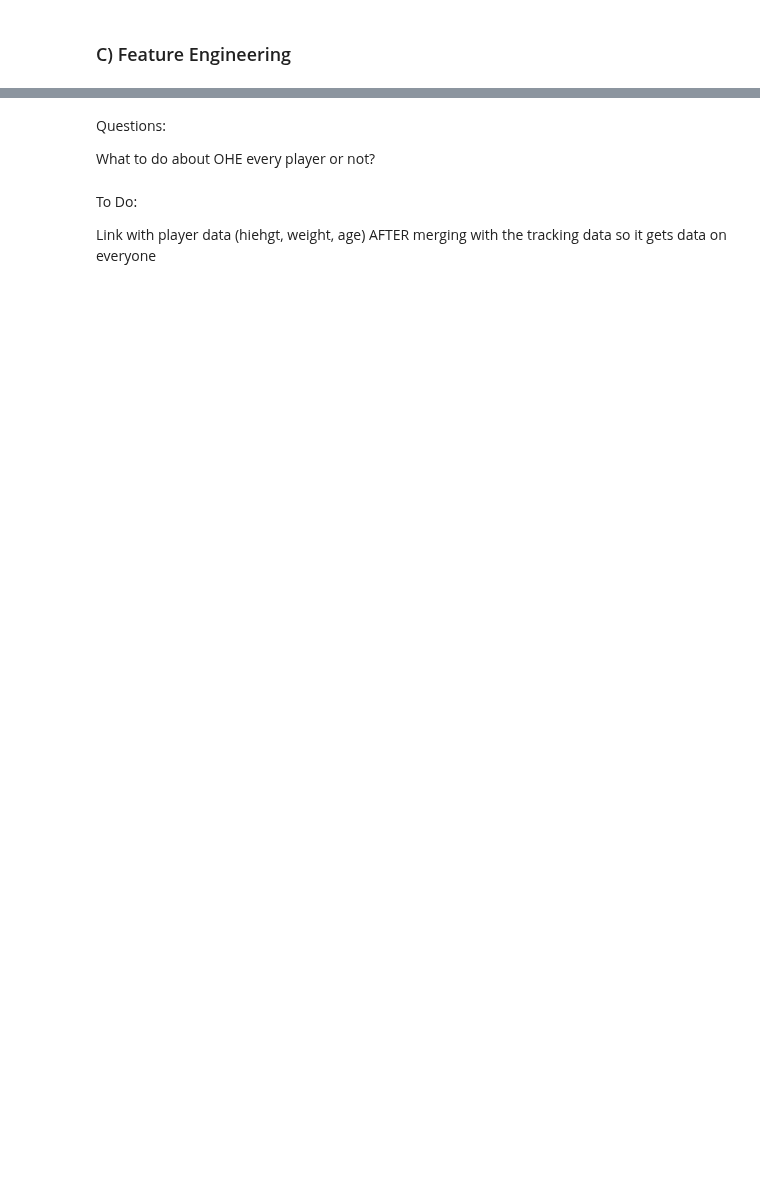
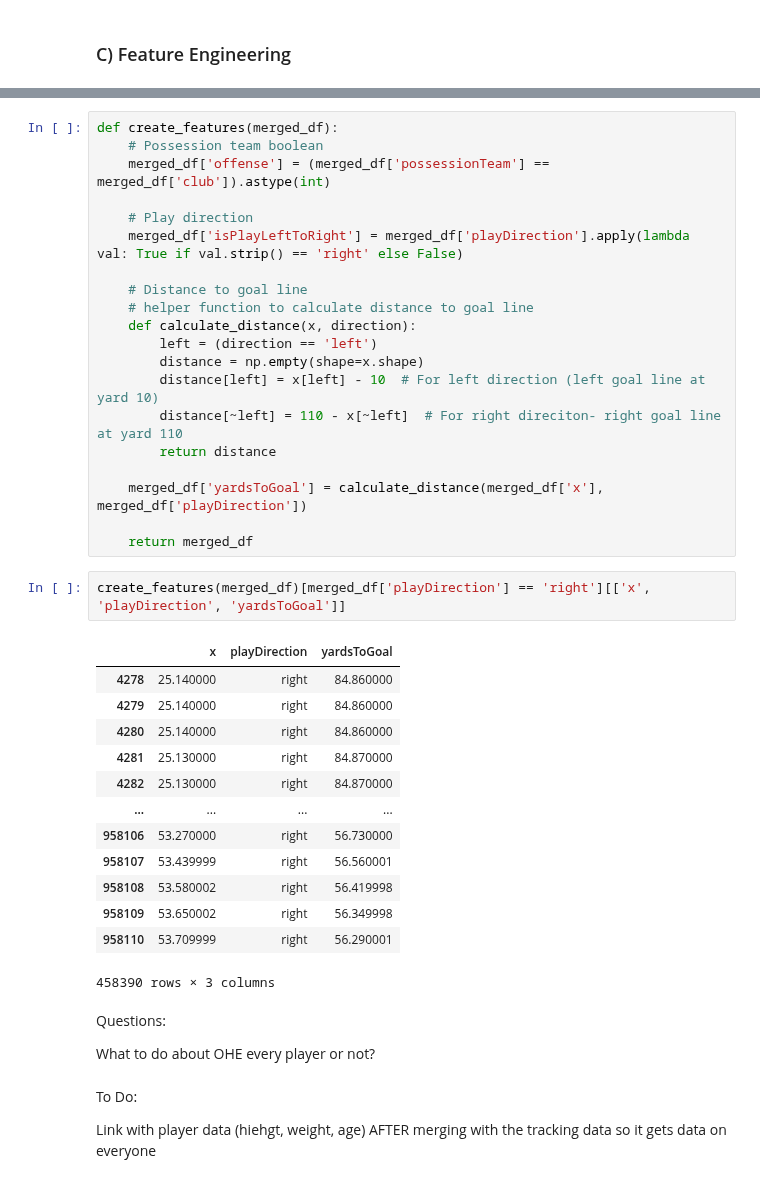
Before and after one commit to Andrew-Koulogeorge/NFL-Big-Data-Bowl, a Jupyter notebook: preprocessing/deep_learning_preprocessing_v1.ipynb, the cells around one changed output, grey strips where cells are left out. Saved outputs shown, nothing was run; the diff lists cells and outputs as text; blank space fills up the shorter version.

```diff
--- a/preprocessing/deep_learning_preprocessing_v1.ipynb
+++ b/preprocessing/deep_learning_preprocessing_v1.ipynb
@@ -375,3 +436,39 @@ merged data shape: (963746, 303)
+# %%
+def create_features(merged_df):
+    # Possession team boolean
+    merged_df['offense'] = (merged_df['possessionTeam'] == merged_df['club']).astype(int)
+
+    # Play direction
+    merged_df['isPlayLeftToRight'] = merged_df['playDirection'].apply(lambda val: True if val.strip() == 'right' else False)
+
+    # Distance to goal line
+    # helper function to calculate distance to goal line
+    def calculate_distance(x, direction):
+        left = (direction == 'left')
+        distance = np.empty(shape=x.shape)
+        distance[left] = x[left] - 10  # For left direction (left goal line at yard 10)
+        distance[~left] = 110 - x[~left]  # For right direciton- right goal line at yard 110
+        return distance
+
+    merged_df['yardsToGoal'] = calculate_distance(merged_df['x'], merged_df['playDirection'])
+
+    return merged_df
+# %%
+create_features(merged_df)[merged_df['playDirection'] == 'right'][['x', 'playDirection', 'yardsToGoal']]
+# %% [output]
+|  | x | playDirection | yardsToGoal |
+| 4278 | 25.140000 | right | 84.860000 |
+| 4279 | 25.140000 | right | 84.860000 |
+| 4280 | 25.140000 | right | 84.860000 |
+| 4281 | 25.130000 | right | 84.870000 |
+| 4282 | 25.130000 | right | 84.870000 |
+| ... | ... | ... | ... |
+| 958106 | 53.270000 | right | 56.730000 |
+| 958107 | 53.439999 | right | 56.560001 |
+| 958108 | 53.580002 | right | 56.419998 |
+| 958109 | 53.650002 | right | 56.349998 |
+| 958110 | 53.709999 | right | 56.290001 |
+458390 rows × 3 columns
 # %% [markdown]
 Questions:
 
```
Also changed, not shown: parts of 6 cells of this notebook.
